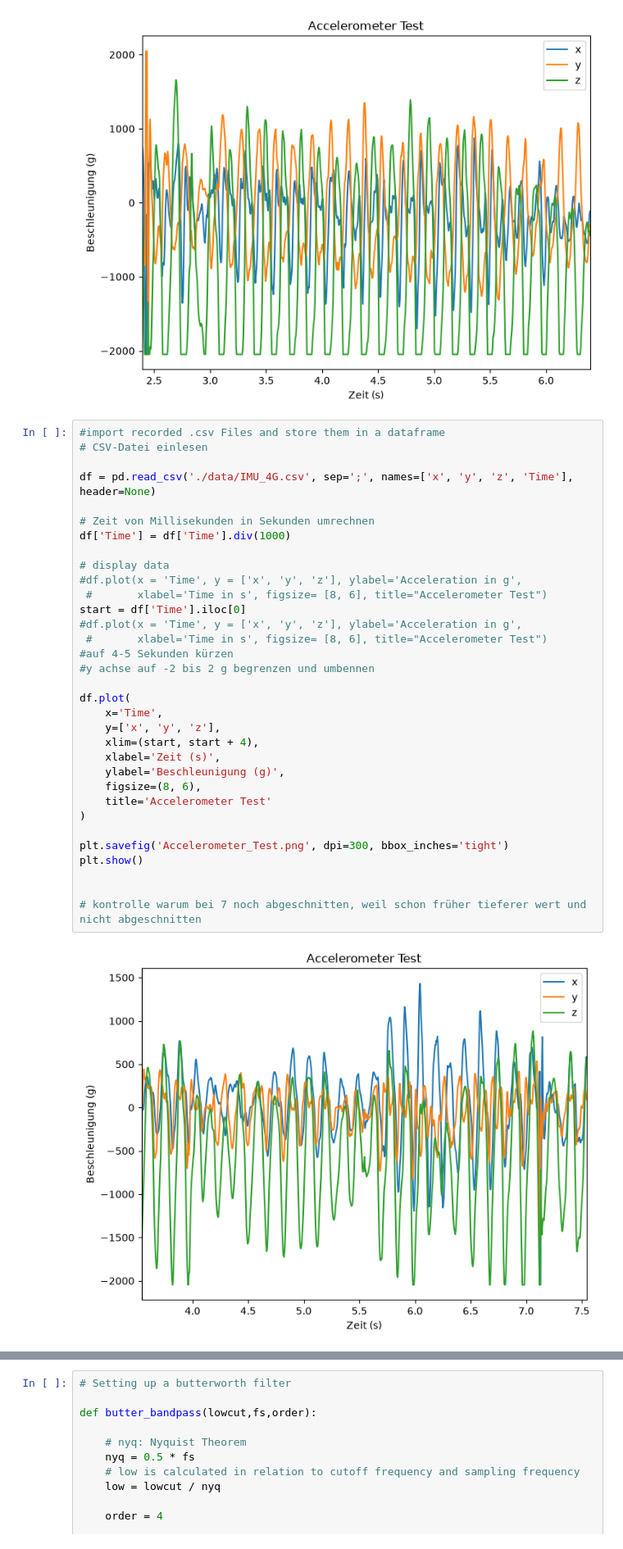
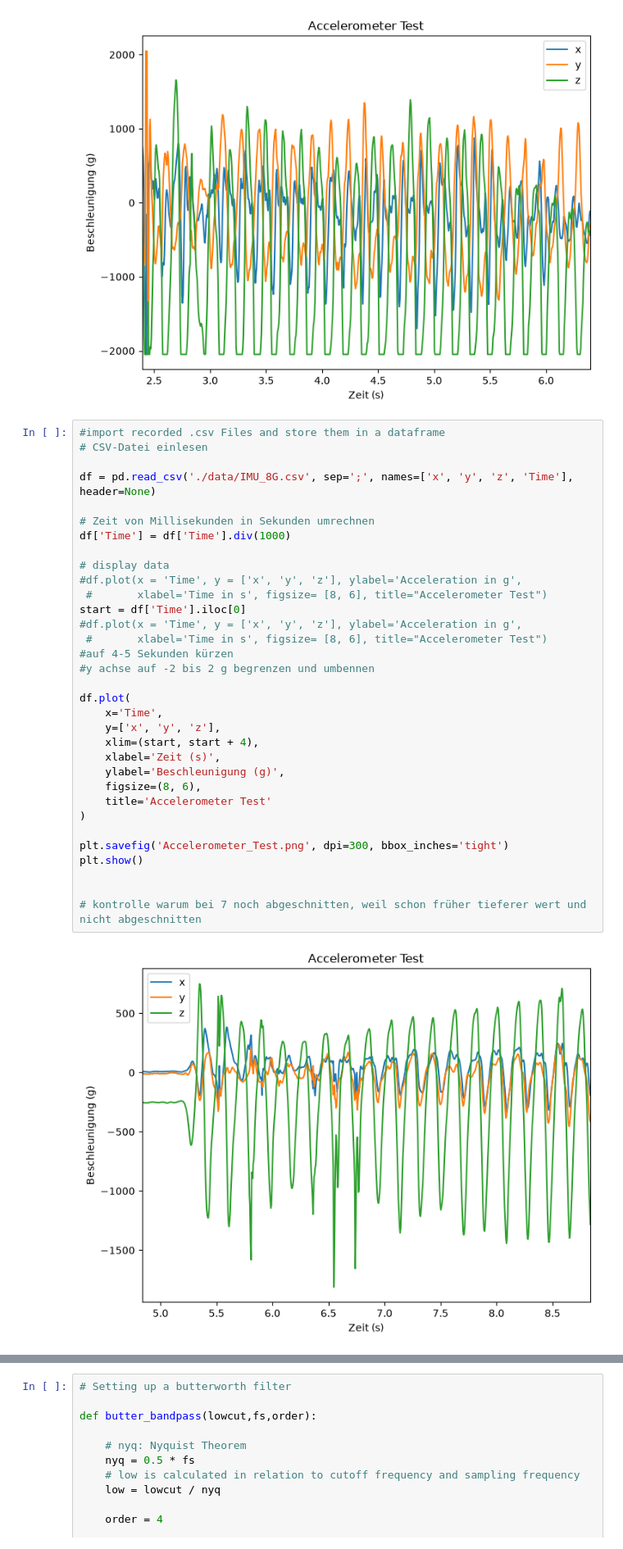
Before and after one commit to Luisa-Kneppel/Biosignalverarbeitung, a Jupyter notebook: Labor_Notebooks/Lab1_Visualisierung_Messdaten.ipynb, the cells around one changed output, grey strips where cells are left out. Shown at 82% size. Cells and saved outputs as stored; diff of their text form.

```diff
--- a/Labor_Notebooks/Lab1_Visualisierung_Messdaten.ipynb
+++ b/Labor_Notebooks/Lab1_Visualisierung_Messdaten.ipynb
@@ -43,35 +43,35 @@ plt.show()
 #import recorded .csv Files and store them in a dataframe
 # CSV-Datei einlesen
 
-df = pd.read_csv('./data/IMU_4G.csv', sep=';', names=['x', 'y', 'z', 'Time'], header=None)
+df = pd.read_csv('./data/IMU_8G.csv', sep=';', names=['x', 'y', 'z', 'Time'], header=None)
 
 # Zeit von Millisekunden in Sekunden umrechnen
 df['Time'] = df['Time'].div(1000)
 
 # display data
 #df.plot(x = 'Time', y = ['x', 'y', 'z'], ylabel='Acceleration in g',
  #       xlabel='Time in s', figsize= [8, 6], title="Accelerometer Test")
 start = df['Time'].iloc[0]
 #df.plot(x = 'Time', y = ['x', 'y', 'z'], ylabel='Acceleration in g',
  #       xlabel='Time in s', figsize= [8, 6], title="Accelerometer Test")
 #auf 4-5 Sekunden kürzen
 #y achse auf -2 bis 2 g begrenzen und umbennen
 
 df.plot(
     x='Time',
     y=['x', 'y', 'z'],
     xlim=(start, start + 4),
     xlabel='Zeit (s)',
     ylabel='Beschleunigung (g)',
     figsize=(8, 6),
     title='Accelerometer Test'
 )
 
 plt.savefig('Accelerometer_Test.png', dpi=300, bbox_inches='tight')
 plt.show()
 
 
 # kontrolle warum bei 7 noch abgeschnitten, weil schon früher tieferer wert und nicht abgeschnitten
 # %% [output]
-[figure, old version]
+[figure, new version]
 # %%
```
Also changed, not shown: parts of 3 cells of this notebook, 3 other files.
